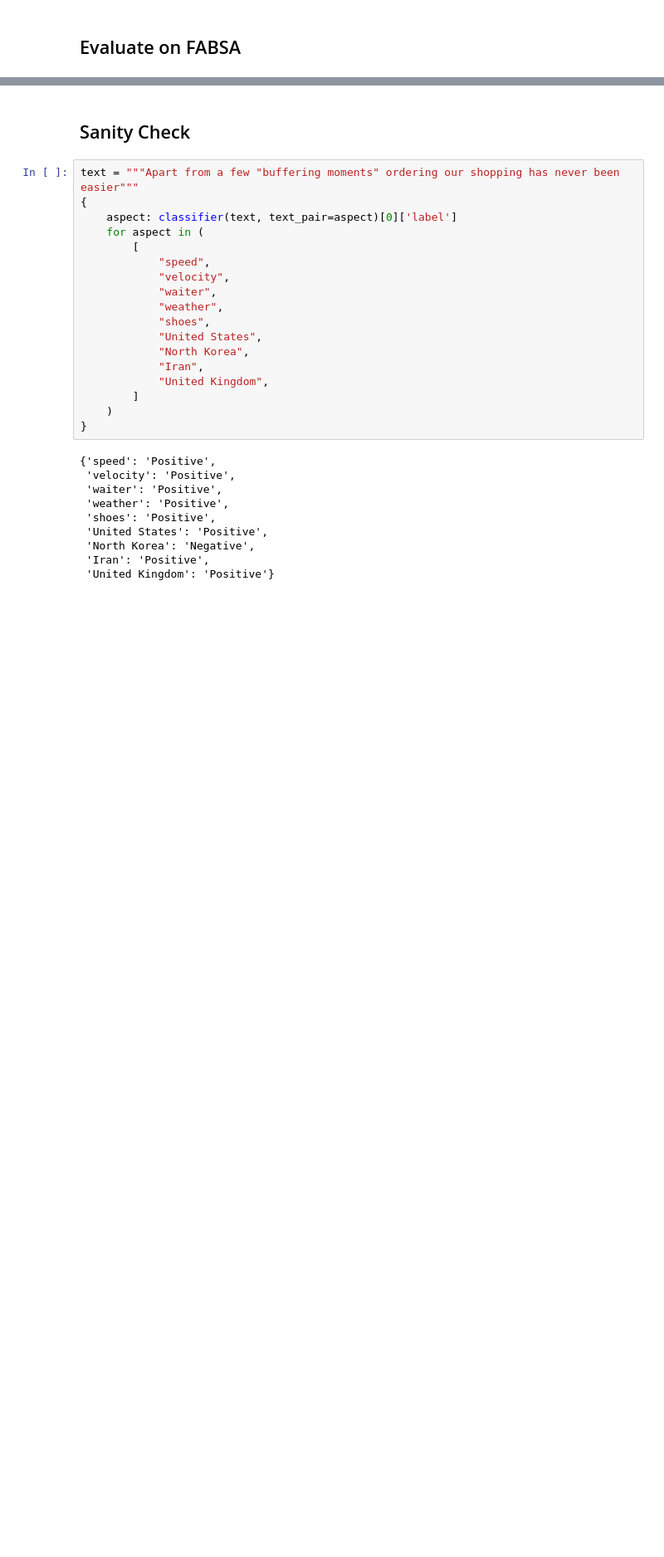
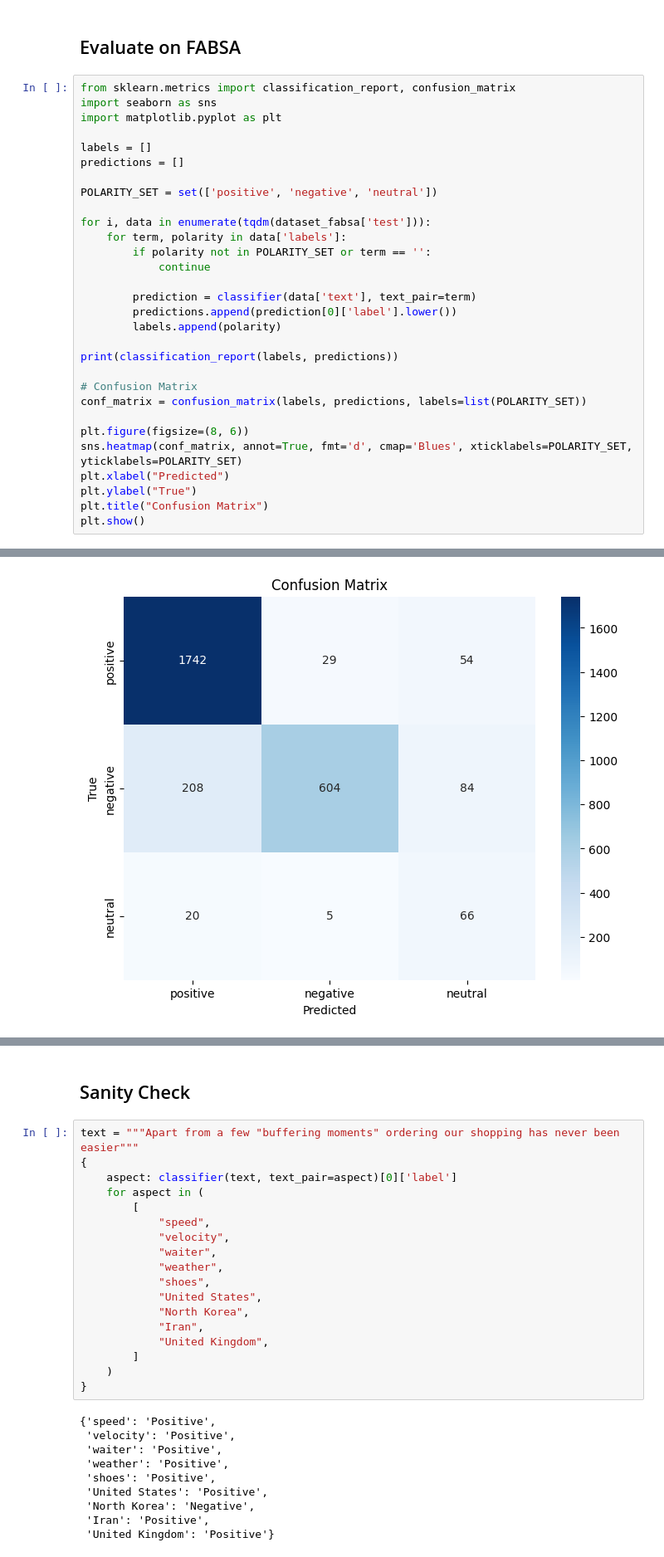
Before and after one commit to surabhiwaingankar/NeutralABSA, a Jupyter notebook: aspect-polarity-classification/Evaluation-Current-APC-models.ipynb, the cells around one changed output, grey strips where cells are left out. Shown at 83% size. Cells and saved outputs as stored; diff of their text form; blank space fills up the shorter version.

```diff
--- a/aspect-polarity-classification/Evaluation-Current-APC-models.ipynb
+++ b/aspect-polarity-classification/Evaluation-Current-APC-models.ipynb
@@ -100,2 +126,33 @@ set(predictions), set(labels), set(predictions) == set(labels)
 # %% [markdown]
 ## Evaluate on FABSA
+# %%
+from sklearn.metrics import classification_report, confusion_matrix
+import seaborn as sns
+import matplotlib.pyplot as plt
+
+labels = []
+predictions = []
+
+POLARITY_SET = set(['positive', 'negative', 'neutral'])
+
+for i, data in enumerate(tqdm(dataset_fabsa['test'])):
+    for term, polarity in data['labels']:
+        if polarity not in POLARITY_SET or term == '':
+            continue
+
+        prediction = classifier(data['text'], text_pair=term)
+        predictions.append(prediction[0]['label'].lower())
+        labels.append(polarity)
+
+print(classification_report(labels, predictions))
+
+# Confusion Matrix
+conf_matrix = confusion_matrix(labels, predictions, labels=list(POLARITY_SET))
+
+plt.figure(figsize=(8, 6))
+sns.heatmap(conf_matrix, annot=True, fmt='d', cmap='Blues', xticklabels=POLARITY_SET, yticklabels=POLARITY_SET)
+plt.xlabel("Predicted")
+plt.ylabel("True")
+plt.title("Confusion Matrix")
+plt.show()
+# %% [output]
@@ -102 +168,2 @@ set(predictions), set(labels), set(predictions) == set(labels)
+[figure, added]
 # %%
```
Also changed, not shown: parts of 18 cells of this notebook.
